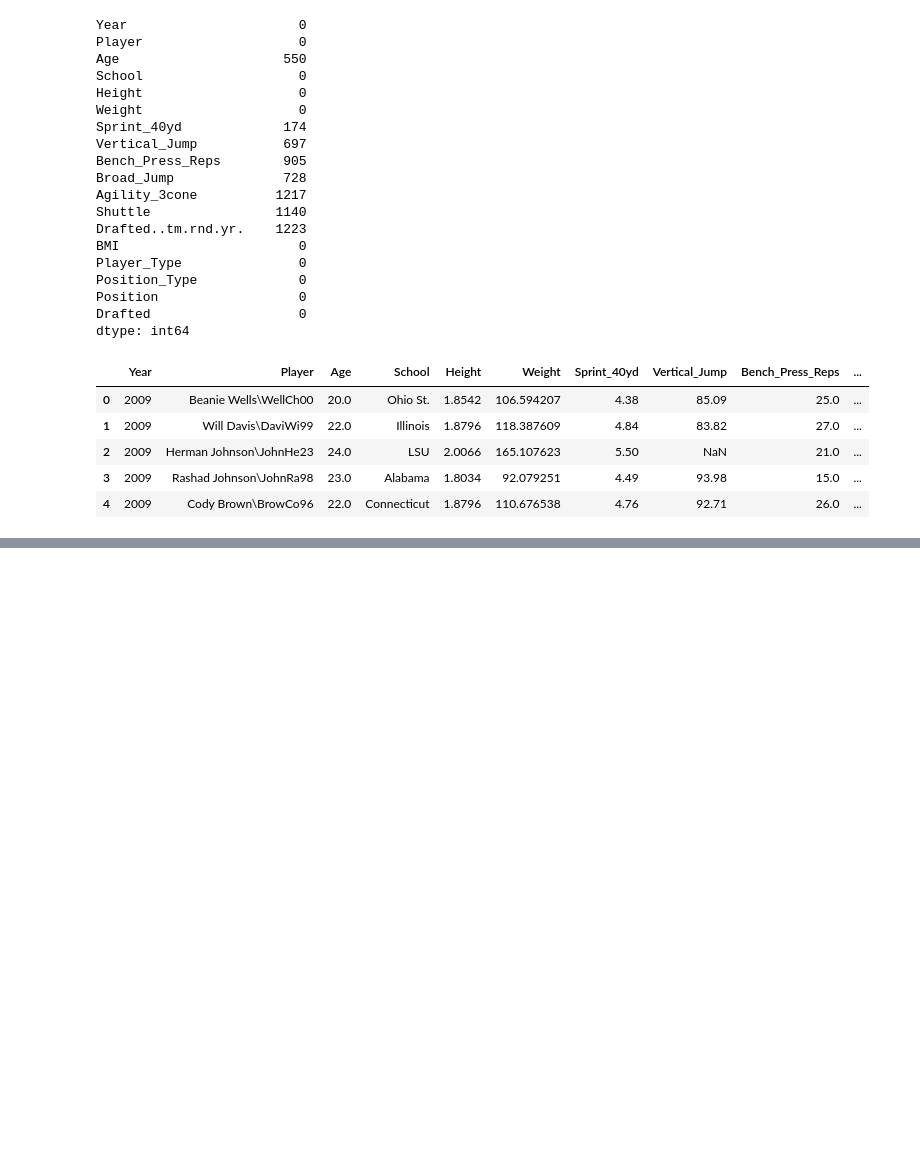
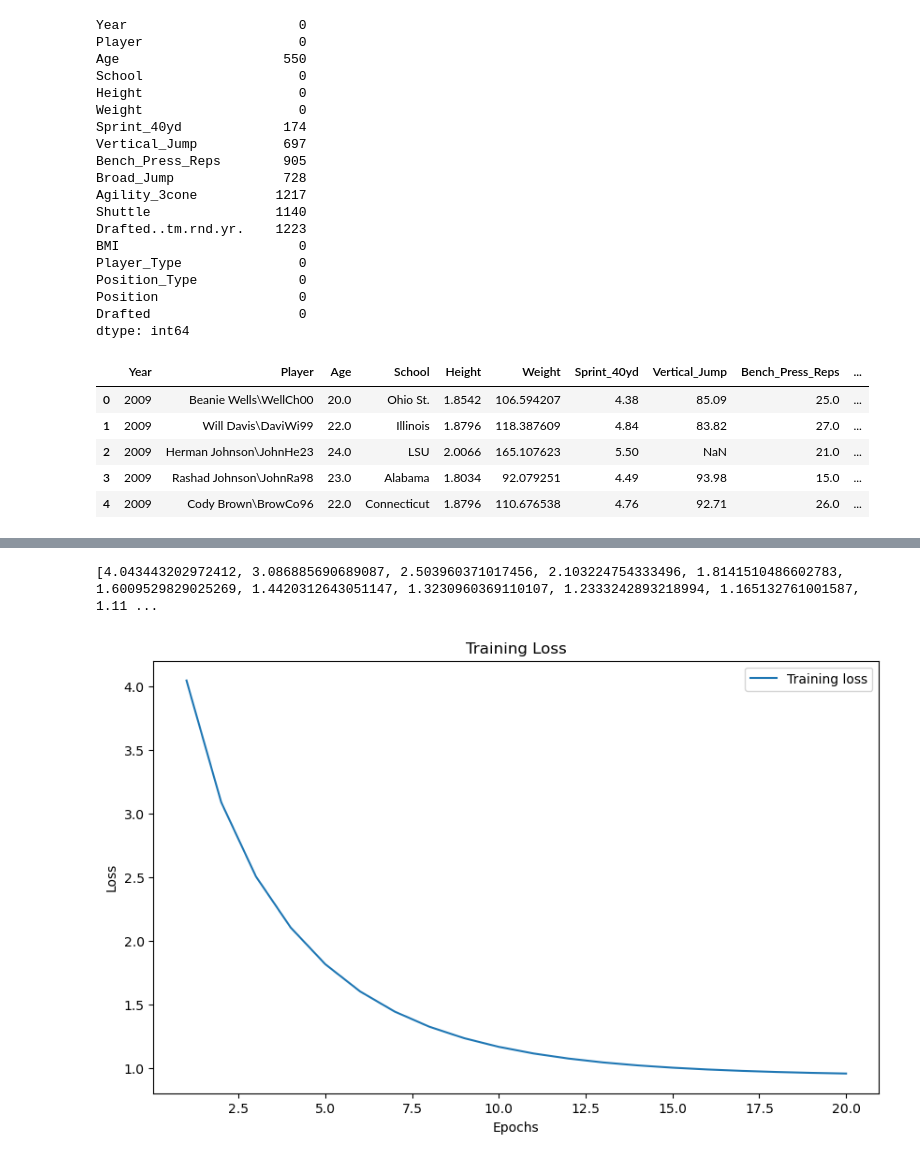
Before and after one commit to seemavora/UCB_MIDS_207_Final_Project, a Jupyter notebook: NFL_drafting_prediction.ipynb, the cells around one changed output, grey strips where cells are left out. Saved outputs shown, nothing was run; the diff lists cells and outputs as text; code cells hidden in the pictures; blank space fills up the shorter version.

```diff
--- a/NFL_drafting_prediction.ipynb
+++ b/NFL_drafting_prediction.ipynb
@@ -82,0 +157,5 @@ data.head()
+# %%
+Y = balanced_data[['Drafted']]
+print('Shape of Y: ', Y.shape)
+X = balanced_data[['Height', 'Weight', 'BMI', 'Vertical_Jump', 'Broad_Jump']].dropna()
+print('Shape of X: ', X.shape)
@@ -82,0 +183,14 @@ data.head()
+# %%
+X_train_quantiles = X_train.quantile([0.25, 0.5, 0.75, 0.95])
+
+mean = X_train.mean()
+std = X_train.std()
+X_train_std = (X_train - mean) /std
+X_val_std = (X_val - mean) /std
+X_test_std = (X_test - mean) /std
+
+mean = Y_train.mean()
+std = Y_train.std()
+Y_train_std = (Y_train - mean) /std
+Y_val_std = (Y_val - mean) /std
+Y_test_std = (Y_test - mean) /std
@@ -82,0 +246,30 @@ data.head()
+# %%
+tf.random.set_seed(0)
+
+model_tf = build_model(
+        num_features=X_train_std.shape[1],
+        learning_rate=.0001)
+
+# 3. Fit the model
+baseline_fit_tf = model_tf.fit(
+      x = X_train_std,
+      y = Y_train_std,
+      validation_data=(X_val_std, Y_val_std),
+      epochs=20,
+      batch_size=1, #use all the data
+      verbose=0)
+
+#4
+loss = baseline_fit_tf.history['loss']
+epochs = range(1, len(loss) + 1)
+print(loss)
+plt.figure(figsize=(10, 6))
+plt.plot(epochs, loss, label='Training loss')
+plt.title('Training Loss')
+plt.xlabel('Epochs')
+plt.ylabel('Loss')
+plt.legend()
+plt.show()
+# %% [output]
+[4.043443202972412, 3.086885690689087, 2.503960371017456, 2.103224754333496, 1.8141510486602783, 1.6009529829025269, 1.4420312643051147, 1.3230960369110107, 1.2333242893218994, 1.165132761001587, 1.11 ...
+[figure, added]
```
Also changed, not shown: parts of 10 cells of this notebook.
